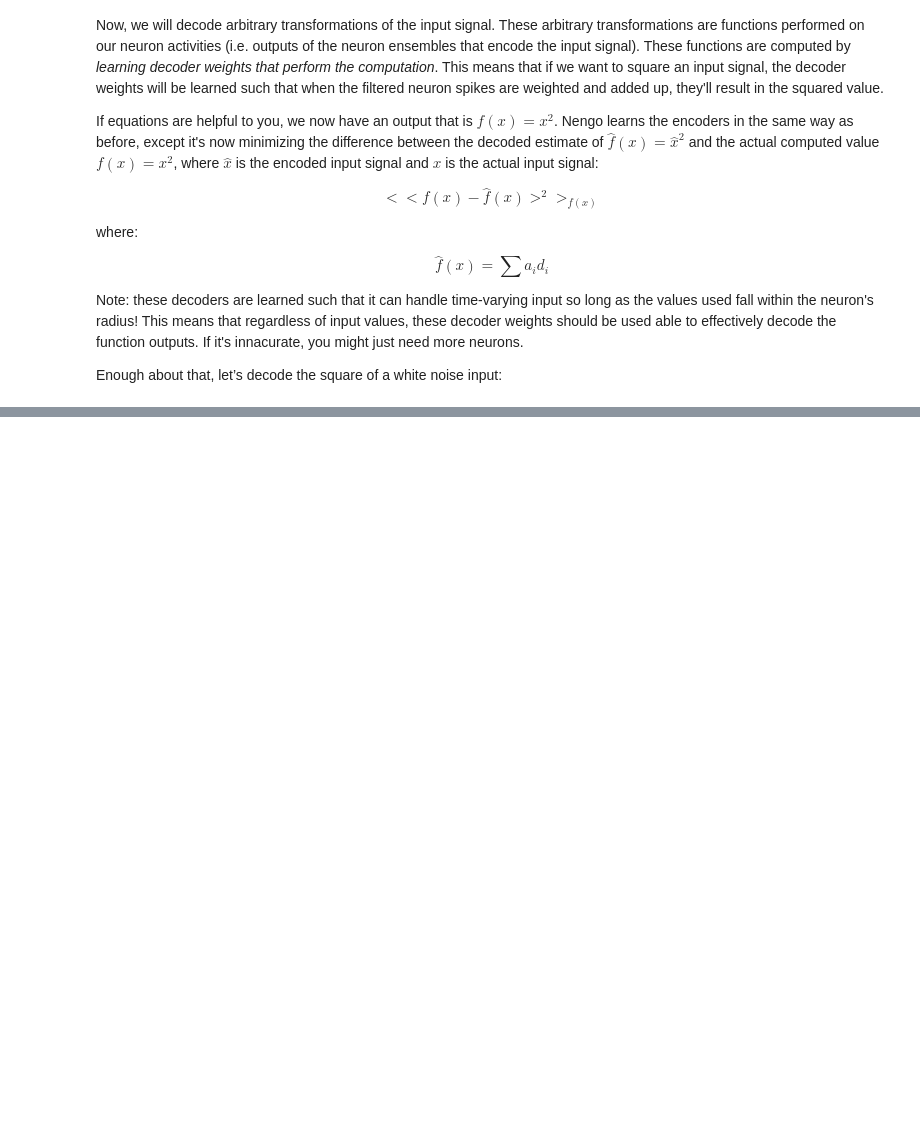
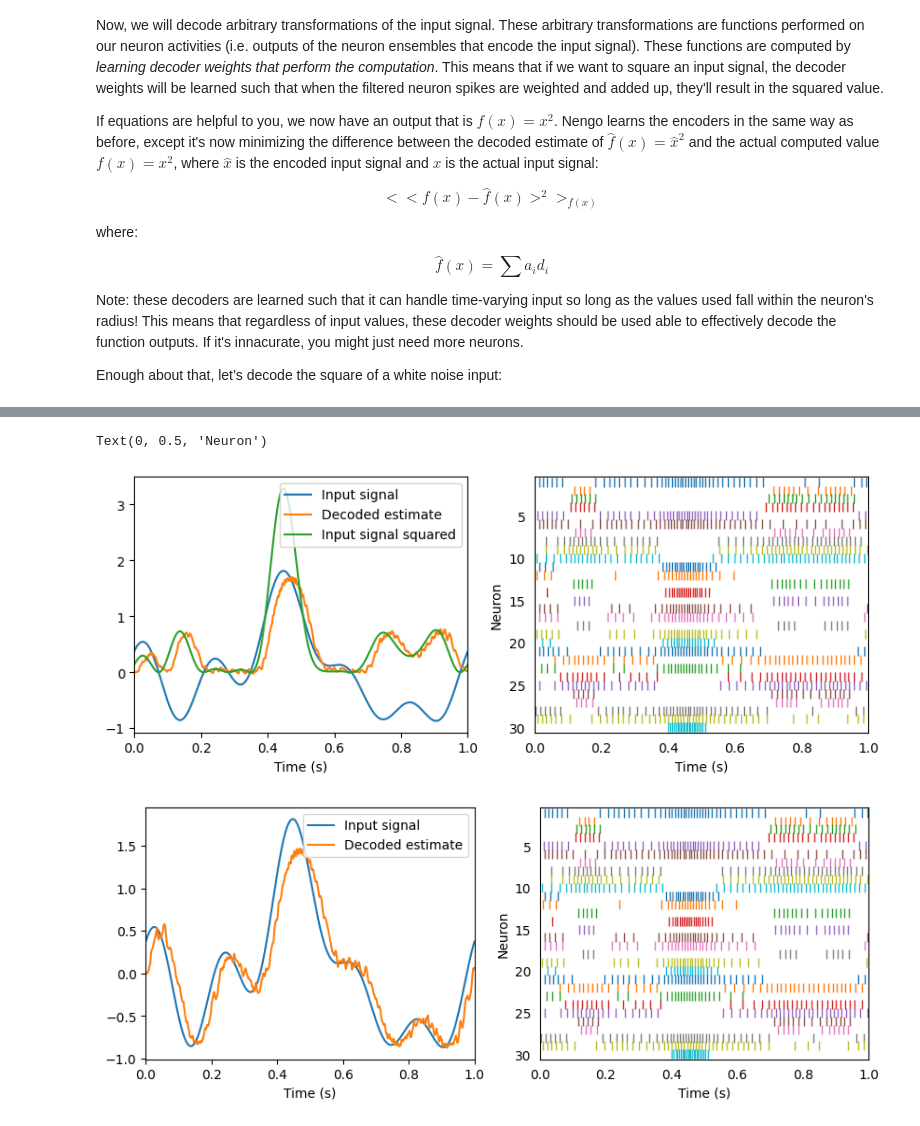
Before and after one commit to AlSco36/neuron_basics, a Jupyter notebook: neuron_transformations.ipynb, the cells around one changed output, grey strips where cells are left out. Drawn from its saved outputs; the diff is of its cells as text; code cells hidden in the pictures; blank space fills up the shorter version.

```diff
--- a/neuron_transformations.ipynb
+++ b/neuron_transformations.ipynb
@@ -303,0 +375,45 @@ Enough about that, let’s decode the square of a white noise input:
+# %%
+with model:
+    # add an output node
+    Aoutput = nengo.Node(size_in=1)
+
+    # connect the neuron ensemble to the output node WITHOUT a function
+    nengo.Connection(A, Aoutput)
+
+    # probe the output to assess results
+    Aout_probe = nengo.Probe(Aoutput, synapse=0.01)
+
+
+with nengo.Simulator(model) as sim:
+    sim.run(1)
+
+
+plt.figure(figsize=(10, 3.5))
+plt.subplot(1, 2, 1)
+plt.plot(sim.trange(), sim.data[input_probe], label="Input signal")
+plt.plot(sim.trange(), sim.data[Asquare_probe], label="Decoded estimate")
+plt.plot(sim.trange(), np.square(sim.data[input_probe]), label="Input signal squared")
+plt.legend(loc="best", fontsize="medium")
+plt.xlabel("Time (s)")
+plt.xlim(0, 1)
+
+ax = plt.subplot(1, 2, 2)
+rasterplot(sim.trange(), sim.data[A_spikes])
+plt.xlim(0, 1)
+plt.xlabel("Time (s)")
+plt.ylabel("Neuron")
+
+plt.figure(figsize=(10, 3.5))
+plt.subplot(1, 2, 1)
+plt.plot(sim.trange(), sim.data[input_probe], label="Input signal")
+plt.plot(sim.trange(), sim.data[Aout_probe], label="Decoded estimate")
+plt.legend(loc="best", fontsize="medium")
+plt.xlabel("Time (s)")
+plt.xlim(0, 1)
+
+ax = plt.subplot(1, 2, 2)
+rasterplot(sim.trange(), sim.data[A_spikes])
+plt.xlim(0, 1)
+plt.xlabel("Time (s)")
+plt.ylabel("Neuron")
+# %% [output]
@@ -303,0 +422,3 @@ Enough about that, let’s decode the square of a white noise input:
+Text(0, 0.5, 'Neuron')
+[figure, added]
+[figure, added]
```
Also changed, not shown: parts of 20 cells of this notebook.
